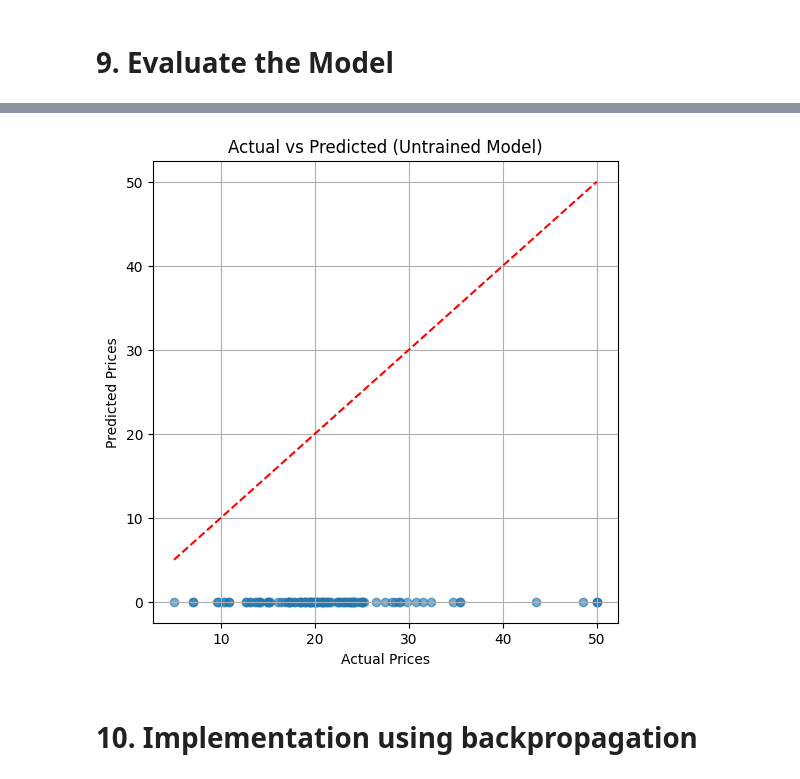
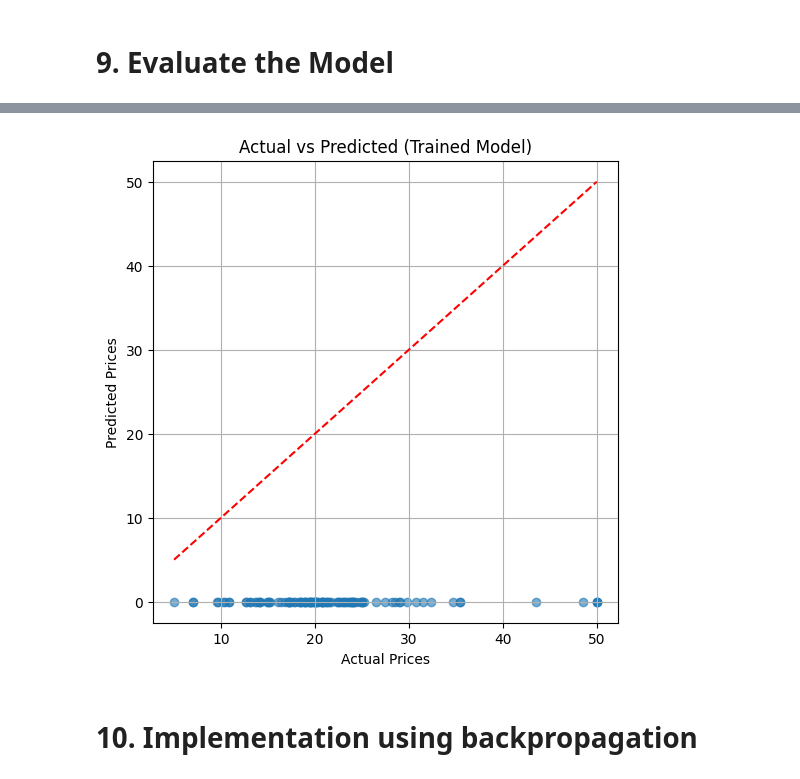
Before and after one commit to ajayt0m/NN-from-scratch---Regression, a Jupyter notebook: home-prices-with-neural-network.ipynb, the cells around one changed output, grey strips where cells are left out. Cells and saved outputs as stored; diff of their text form; code cells hidden in the pictures.

```diff
--- a/home-prices-with-neural-network.ipynb
+++ b/home-prices-with-neural-network.ipynb
@@ -430,16 +430,16 @@ Test R² Score: -6.2964
 # %%
 import matplotlib.pyplot as plt
 
 plt.figure(figsize=(6, 6))
 plt.scatter(y_test_np, y_test_pred, alpha=0.6)
 plt.plot([y_test_np.min(), y_test_np.max()], [y_test_np.min(), y_test_np.max()], 'r--')  # Ideal line
 plt.xlabel("Actual Prices")
 plt.ylabel("Predicted Prices")
-plt.title("Actual vs Predicted (Untrained Model)")
+plt.title("Actual vs Predicted (Trained Model)")
 plt.grid(True)
 plt.show()
 # %% [output]
-[figure, old version]
+[figure, new version]
 # %% [markdown]
 # 10. Implementation using backpropagation
 # %%
```
Also changed, not shown: parts of 7 cells of this notebook.
